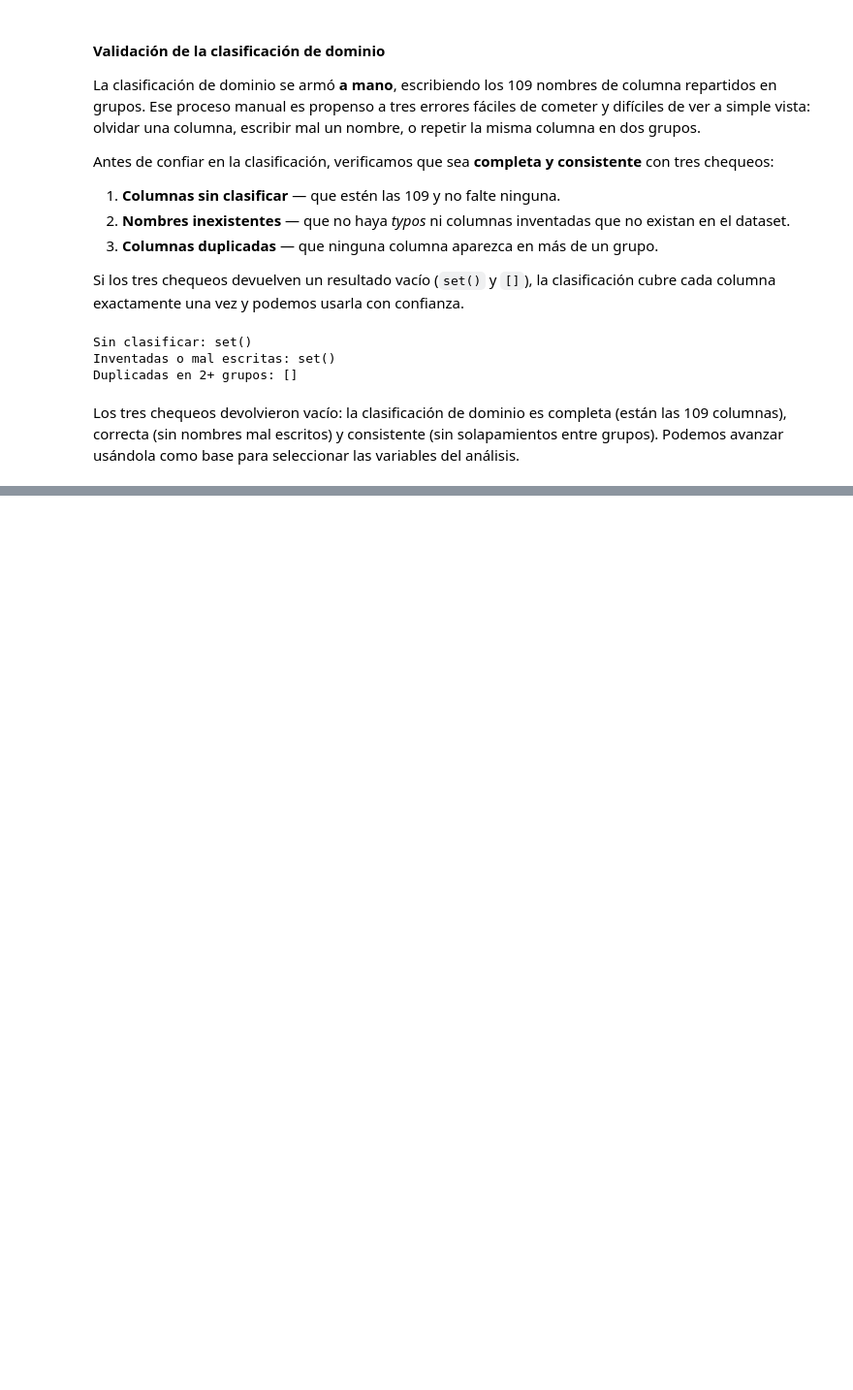
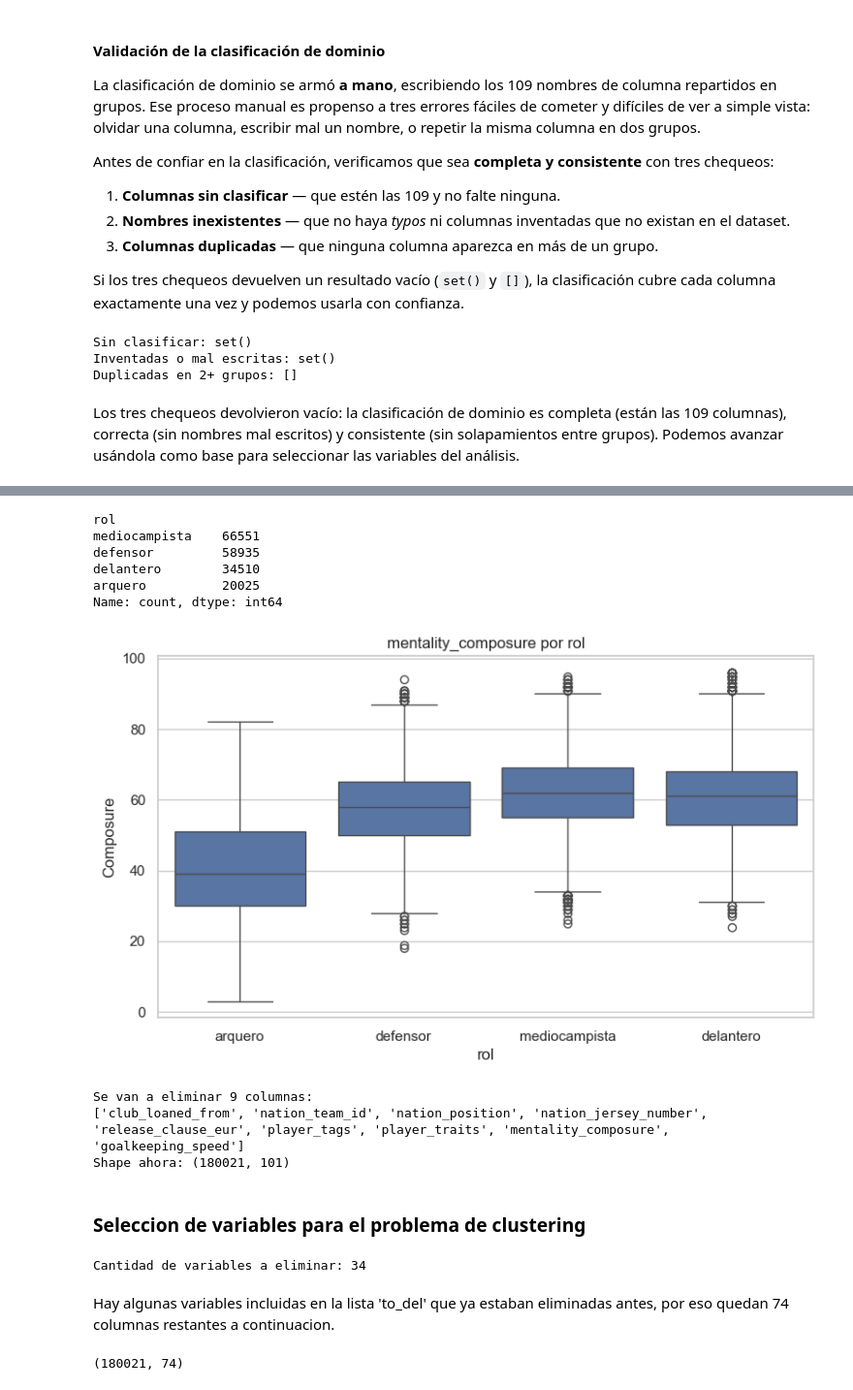
Before and after one commit to gonzanmarengo-ship-it/DiploDatos_grupo_21, a Jupyter notebook: Notebook/Practico_ANS.ipynb, the cells around one changed output, grey strips where cells are left out. Shown at 97% size. Cells and saved outputs as stored; diff of their text form; code cells hidden in the pictures; blank space fills up the shorter version.

Commit message:
Seleccion de variables a priori

```diff
--- a/Notebook/Practico_ANS.ipynb
+++ b/Notebook/Practico_ANS.ipynb
@@ -364,0 +417,66 @@ grupos). Podemos avanzar usándola como base para seleccionar las variables del
+# %%
+def rol_macro(posiciones):
+    if pd.isna(posiciones):
+        return "sin_dato"
+    prim = str(posiciones).split(",")[0].strip().upper()   # tomo la posición PRINCIPAL
+    if prim == "GK":
+        return "arquero"
+    if prim in {"CB", "LB", "RB", "LWB", "RWB", "LCB", "RCB"}:
+        return "defensor"
+    if prim in {"CDM", "CM", "CAM", "LM", "RM", "LDM", "RDM", "LCM", "RCM", "LAM", "RAM"}:
+        return "mediocampista"
+    if prim in {"ST", "CF", "LW", "RW", "LF", "RF", "LS", "RS", "SS"}:
+        return "delantero"
+    return "otro"
+
+male_players_limpio["rol"] = male_players_limpio["player_positions"].map(rol_macro)
+print(male_players_limpio["rol"].value_counts())
+# %% [output]
+rol
+mediocampista    66551
+defensor         58935
+delantero        34510
+arquero          20025
+Name: count, dtype: int64
+# %%
+orden = ["arquero", "defensor", "mediocampista", "delantero"]
+
+plt.figure(figsize=(9, 5))
+sns.boxplot(data=male_players_limpio, x="rol", y="mentality_composure", order=orden)
+plt.title("mentality_composure por rol")
+plt.ylabel("Composure")
+plt.show()
+# %% [output]
+[figure, added]
+# %%
+# columnas que superan el 0% de nulos, según la tabla resumen
+a_eliminar = resumen[resumen["pct_nulos"] > 15]["columna"].tolist()
+print(f"Se van a eliminar {len(a_eliminar)} columnas:")
+print(a_eliminar)
+
+# eliminarlas de la copia de trabajo
+male_players_limpio = male_players_limpio.drop(columns=a_eliminar, errors="ignore")
+print(f"Shape ahora: {male_players_limpio.shape}")
+# %% [output]
+Se van a eliminar 9 columnas:
+['club_loaned_from', 'nation_team_id', 'nation_position', 'nation_jersey_number', 'release_clause_eur', 'player_tags', 'player_traits', 'mentality_composure', 'goalkeeping_speed']
+Shape ahora: (180021, 101)
+# %% [markdown]
+### Seleccion de variables para el problema de clustering
+# %%
+to_del = ['value_eur', 'wage_eur', 'release_clause_eur', 'age', 'dob']
+to_del += grupos_dominio['nacionalidad']
+to_del += [c for c in grupos_dominio['identificadores'] if c != 'long_name']
+to_del += [c for c in grupos_dominio['club_contrato'] if c != 'club_position']
+to_del += [c for c in grupos_dominio['perfil_meta']]
+
+print("Cantidad de variables a eliminar:", len(to_del))
+# %% [output]
+Cantidad de variables a eliminar: 34
+# %% [markdown]
+Hay algunas variables incluidas en la lista 'to_del' que ya estaban eliminadas antes, por eso quedan 74 columnas restantes a continuacion.
+# %%
+male_players_limpio.drop(columns=to_del, errors="ignore", inplace=True)
+male_players_limpio.shape
+# %% [output]
+(180021, 74)
```
Also changed, not shown: parts of 8 cells of this notebook.
